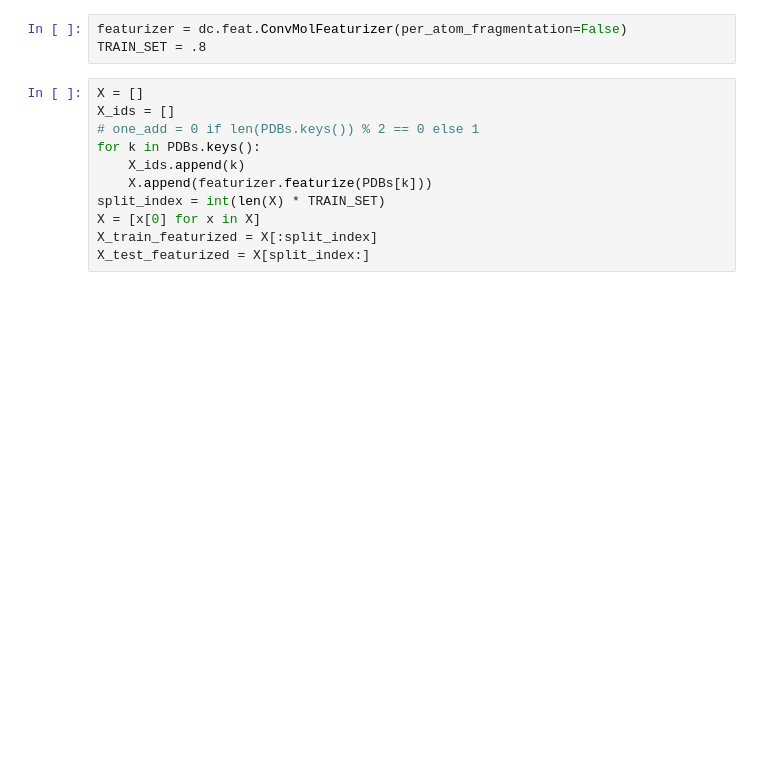
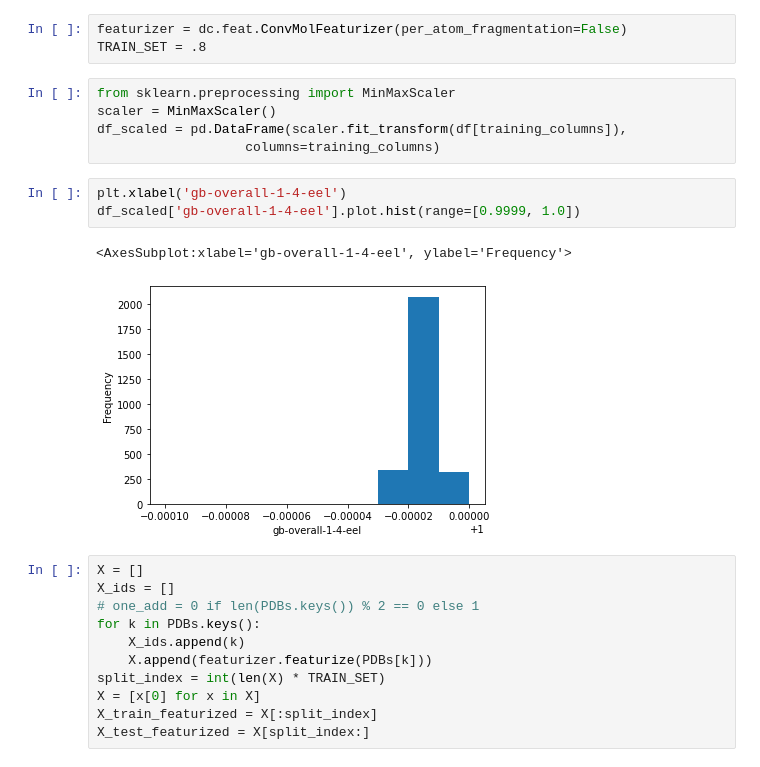
Before and after one commit to aicam/GBNN, a Jupyter notebook: Notebooks/GBGraphConvModel-train_test_split.ipynb, the cells around one changed output. Drawn from its saved outputs; the diff is of its cells as text; blank space fills up the shorter version.

```diff
--- a/Notebooks/GBGraphConvModel-train_test_split.ipynb
+++ b/Notebooks/GBGraphConvModel-train_test_split.ipynb
@@ -84,6 +96,17 @@ FileNotFoundError: [Errno 2] No such file or directory: 'PDBs.pkl'
 # %%
 featurizer = dc.feat.ConvMolFeaturizer(per_atom_fragmentation=False)
 TRAIN_SET = .8
+# %%
+from sklearn.preprocessing import MinMaxScaler
+scaler = MinMaxScaler()
+df_scaled = pd.DataFrame(scaler.fit_transform(df[training_columns]),
+                   columns=training_columns)
+# %%
+plt.xlabel('gb-overall-1-4-eel')
+df_scaled['gb-overall-1-4-eel'].plot.hist(range=[0.9999, 1.0])
+# %% [output]
+<AxesSubplot:xlabel='gb-overall-1-4-eel', ylabel='Frequency'>
+[figure, added]
 # %%
 X = []
 X_ids = []
```
Also changed, not shown: parts of 6 cells of this notebook.
